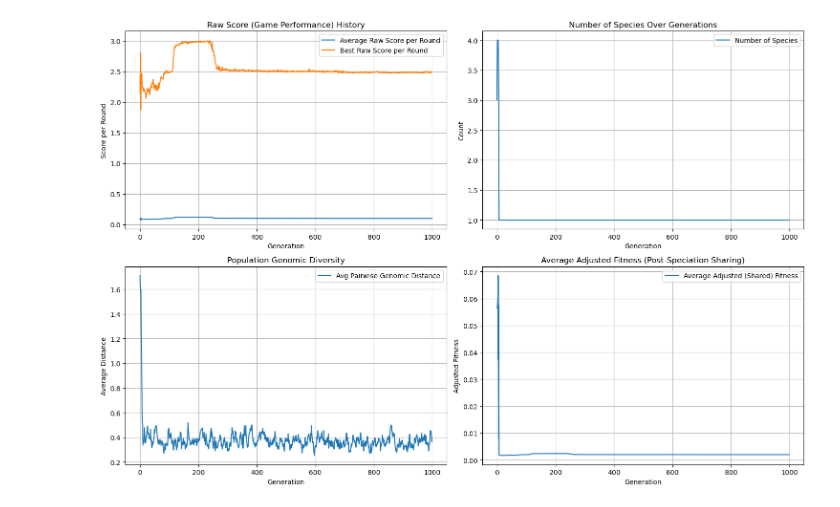
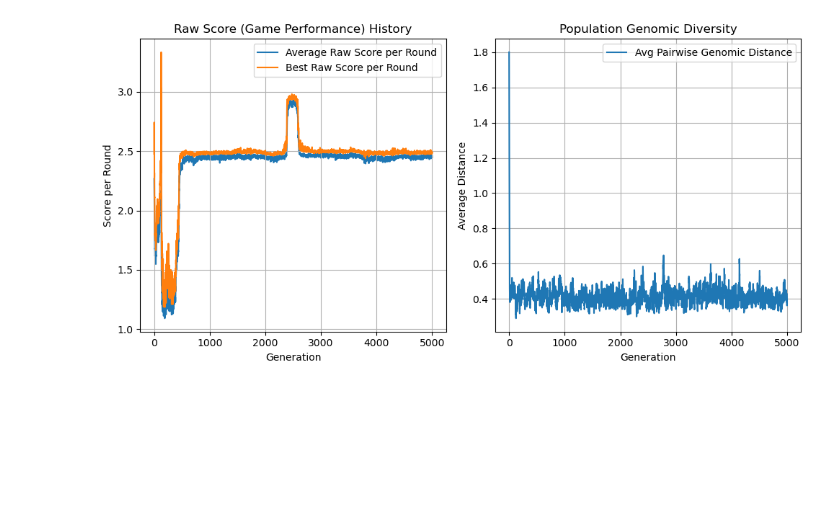
Before and after one commit to eghirardo/genetic-prisoners-dilemma, a Jupyter notebook: RPD_Coevolution.ipynb, the cells around one changed output. Cells and saved outputs as stored; diff of their text form; code cells hidden in the pictures; blank space fills up the shorter version.

```diff
--- a/RPD_Coevolution.ipynb
+++ b/RPD_Coevolution.ipynb
@@ -6,22 +64,17 @@ import matplotlib.pyplot as plt
 import rpd_utils as rpd
 # %%
-
 POPULATION_SIZE = 50
-N_GENERATIONS = 1000
-GENOME_LENGTH = rpd.GENOME_LENGTH # Should be 16
+N_GENERATIONS = 5000
+GENOME_LENGTH = rpd.GENOME_LENGTH
 
 ROUNDS_PER_GAME = 100  # Number of rounds in a single RPD game
 N_OPPONENTS_TO_PLAY = 10 # Each individual plays against N other individuals for fitness evaluation
 
-TOURNAMENT_K = 5       # Size of tournament for selection
 ELITE_SIZE = 2          # Number of best individuals to carry to next generation
 MUTATION_RATE = 0.1    # Probability of mutating a single gene
 MUTATION_STRENGTH = 0.1 # Std deviation for Gaussian mutation
 CROSSOVER_ALPHA = 0.2   # Crossover alpha for blend crossover
 
-COMPATIBILITY_THRESHOLD = 2.0 # Genomic distance threshold for speciation (tune this)
-ENABLE_SPECIATION = True
-
-VERBOSITY = 100 # How often to print the status of the evolution process
-
-population, avg_raw_score_history, best_raw_score_history, avg_fitness_history, num_species_history, population_diversity_history = rpd.run_evolution(POPULATION_SIZE, N_GENERATIONS, N_OPPONENTS_TO_PLAY, ROUNDS_PER_GAME, ELITE_SIZE, TOURNAMENT_K, MUTATION_RATE, MUTATION_STRENGTH, CROSSOVER_ALPHA, COMPATIBILITY_THRESHOLD, VERBOSITY)
+VERBOSITY = 500 # How often to print the status of the evolution process
+# %%
+population, avg_raw_score_history, best_raw_score_history, avg_fitness_history, population_diversity_history = rpd.run_evolution(POPULATION_SIZE, N_GENERATIONS, N_OPPONENTS_TO_PLAY, ROUNDS_PER_GAME, ELITE_SIZE, MUTATION_RATE, MUTATION_STRENGTH, CROSSOVER_ALPHA, VERBOSITY)
@@ -28,47 +99,41 @@ population, avg_raw_score_history, best_raw_score_history, avg_fitness_history,
 # %%
-# --- Plotting Results ---
-plt.figure(figsize=(15, 10))
+def plot_population(avg_raw_score_history, best_raw_score_history, population_diversity_history, dot_frequency = None):
+    # --- Plotting Results ---
+    plt.figure(figsize=(10, 5))
 
-# Plot 1: Fitness History (Raw Score)
-plt.subplot(2, 2, 1)
-plt.plot(avg_raw_score_history, label="Average Raw Score per Round")
-plt.plot(best_raw_score_history, label="Best Raw Score per Round")
-plt.xlabel("Generation")
-plt.ylabel("Score per Round")
-plt.title("Raw Score (Game Performance) History")
-plt.legend()
-plt.grid(True)
-
-# Plot 2: Number of Species
-plt.subplot(2, 2, 2)
-plt.plot(num_species_history, label="Number of Species")
-plt.xlabel("Generation")
-plt.ylabel("Count")
-plt.title("Number of Species Over Generations")
-plt.legend()
-plt.grid(True)
-
-# Plot 3: Population Diversity
-plt.subplot(2, 2, 3)
-plt.plot(population_diversity_history, label="Avg Pairwise Genomic Distance")
-plt.xlabel("Generation")
-plt.ylabel("Average Distance")
-plt.title("Population Genomic Diversity")
-plt.legend()
-plt.grid(True)
-
-# Plot 4: Adjusted Fitness (if speciation enabled)
-if ENABLE_SPECIATION:
-    plt.subplot(2, 2, 4)
-    plt.plot(avg_fitness_history, label="Average Adjusted (Shared) Fitness")
+    # Plot 1: Fitness History (Raw Score)
+    plt.subplot(1, 2, 1)
+    plt.plot(avg_raw_score_history, label="Average Raw Score per Round", zorder=1)
+    plt.plot(best_raw_score_history, label="Best Raw Score per Round", zorder=2)
+    if dot_frequency:
+        for i in range(dot_frequency, len(avg_raw_score_history), dot_frequency):
+            plt.axvline(x=i, color='gray', linestyle='--', alpha=0.5)
+        plt.axvline(x=dot_frequency, color='gray', linestyle='--', alpha=0.5, label="Migration")
     plt.xlabel("Generation")
-    plt.ylabel("Adjusted Fitness")
-    plt.title("Average Adjusted Fitness (Post-Speciation Sharing)")
+    plt.ylabel("Score per Round")
+    plt.title("Raw Score (Game Performance) History")
     plt.legend()
     plt.grid(True)
 
-plt.tight_layout()
-plt.show()
+
+    # Plot 2: Population Diversity
+    plt.subplot(1, 2, 2)
+    plt.plot(population_diversity_history, label="Avg Pairwise Genomic Distance")
+    if dot_frequency:
+        for i in range(dot_frequency, len(avg_raw_score_history), dot_frequency):
+            plt.axvline(x=i, color='gray', linestyle='--', alpha=0.5)
+        plt.axvline(x=dot_frequency, color='gray', linestyle='--', alpha=0.5, label="Migration")
+    plt.xlabel("Generation")
+    plt.ylabel("Average Distance")
+    plt.title("Population Genomic Diversity")
+    plt.legend()
+    plt.grid(True)
+
+
+    plt.tight_layout()
+    plt.show()
+
+plot_population(avg_raw_score_history, best_raw_score_history, population_diversity_history)
 # %% [output]
-[figure, old version]
+[figure, new version]
 # %%
```
Also changed, not shown: parts of 11 cells of this notebook.
